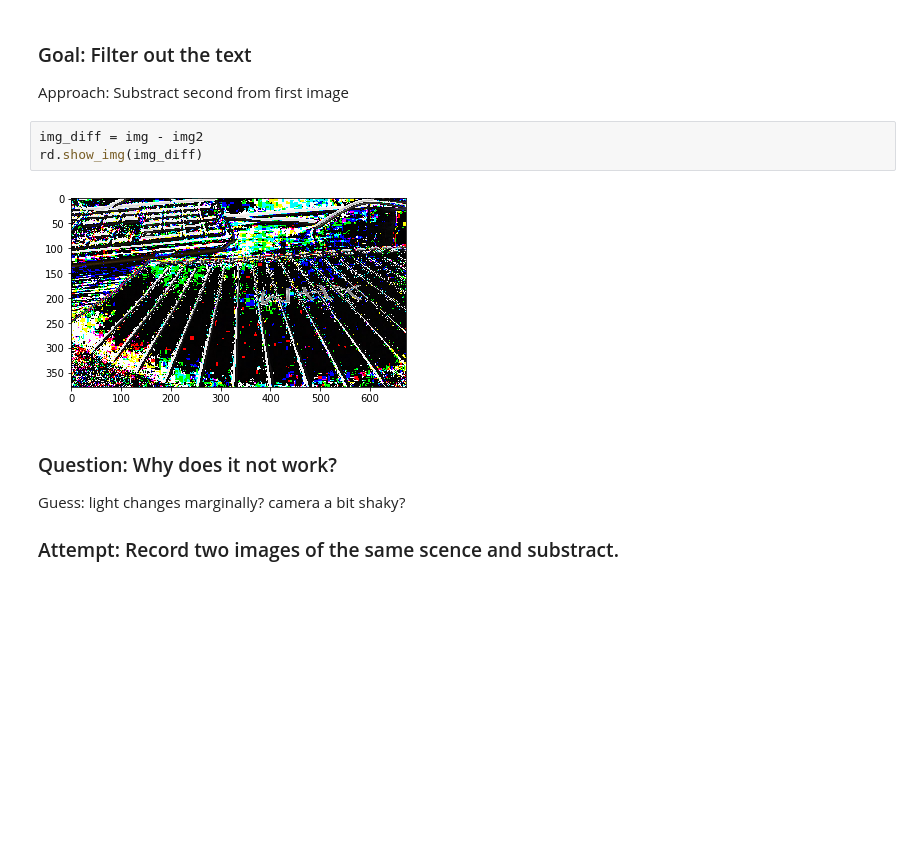
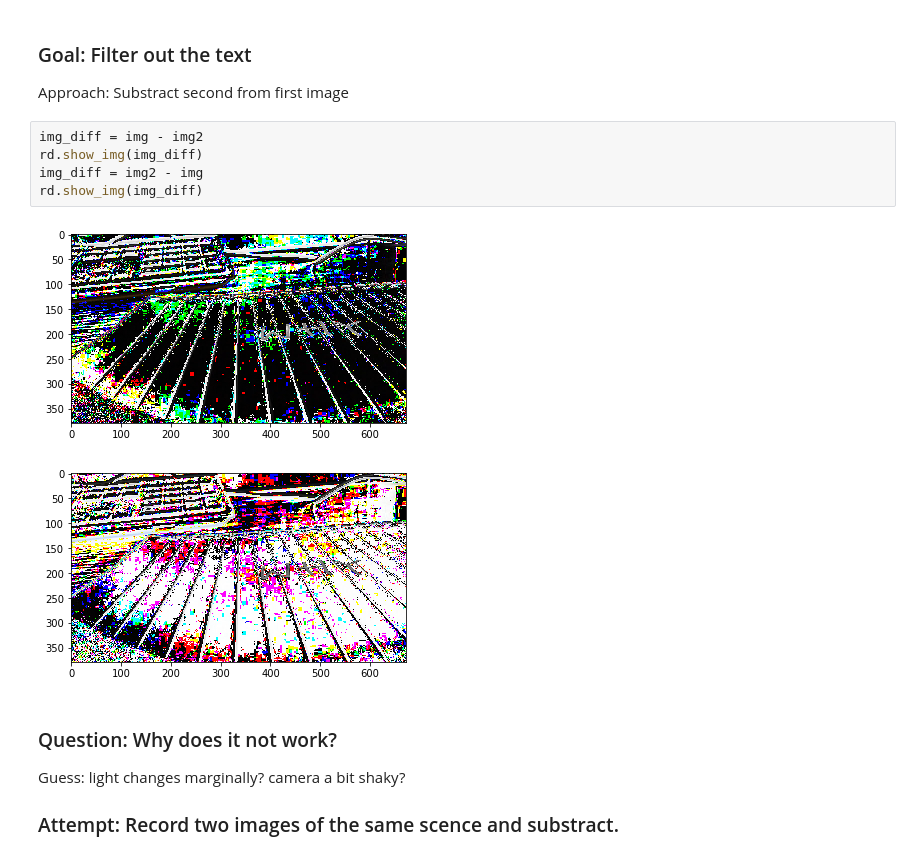
Before and after one commit to frankzl/machine-vision-algorithms, a Jupyter notebook: 01-Basics-Gimmicks.ipynb, the cells around one changed output. Cells and saved outputs as stored; diff of their text form; blank space fills up the shorter version.

```diff
--- a/01-Basics-Gimmicks.ipynb
+++ b/01-Basics-Gimmicks.ipynb
@@ -19,8 +19,11 @@ Approach: Substract second from first image
 # %%
 img_diff = img - img2
 rd.show_img(img_diff)
+img_diff = img2 - img
+rd.show_img(img_diff)
 # %% [output]
 [figure]
+[figure, added]
 # %% [markdown]
 ### Question: Why does it not work?
 Guess: light changes marginally? camera a bit shaky?
```
Also changed, not shown: parts of 8 cells of this notebook, 2 other files.
